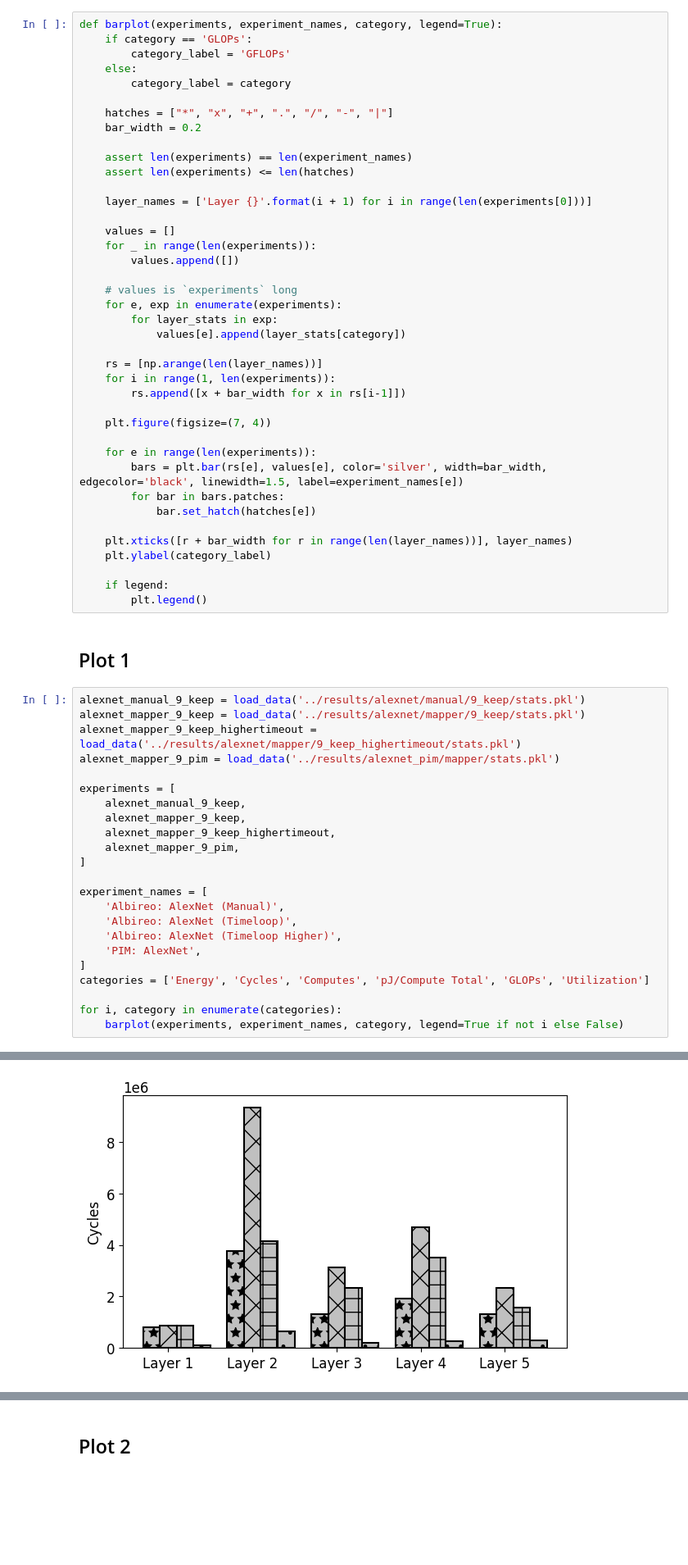
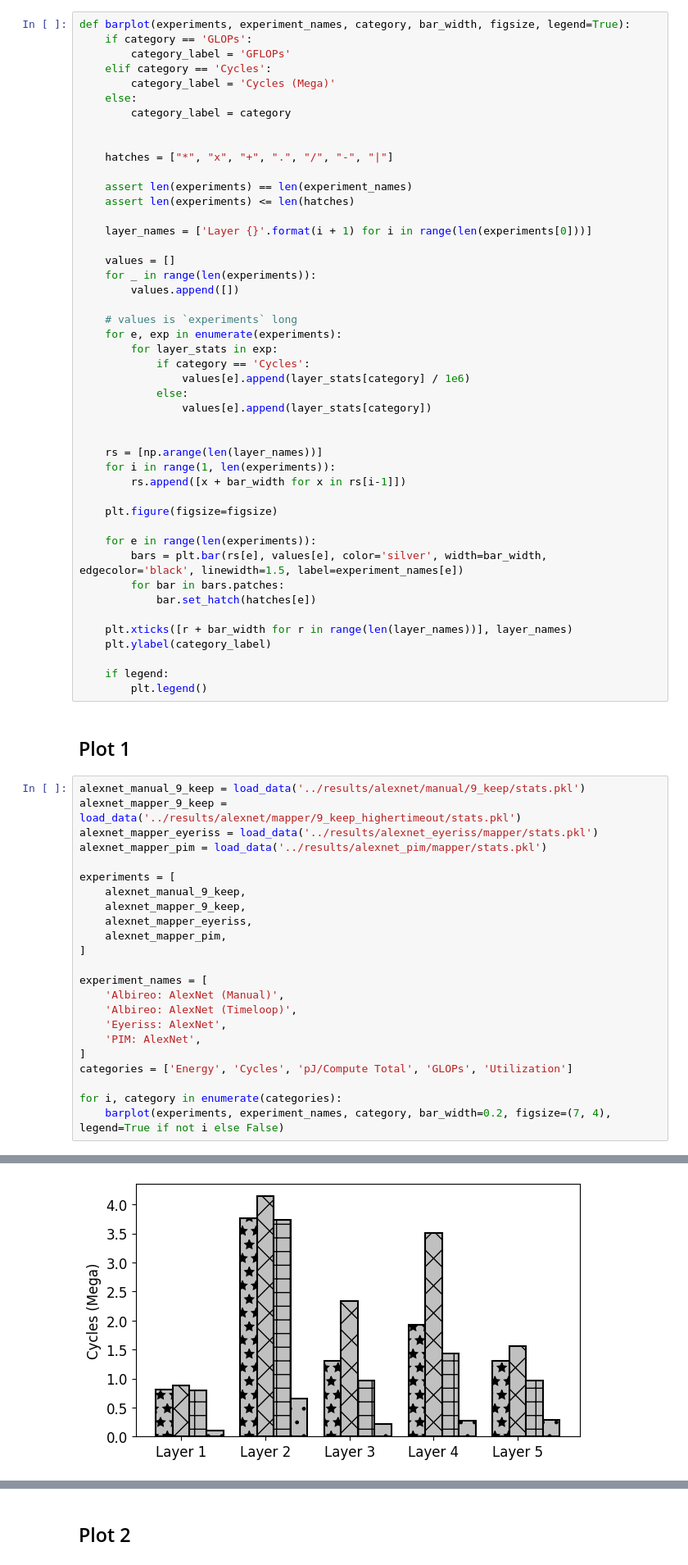
Before and after one commit to gohar94/dlh-project, a Jupyter notebook: workspace/final-project/scripts/plotter.ipynb, the cells around one changed output, grey strips where cells are left out. Shown at 82% size. Cells and saved outputs as stored; diff of their text form; blank space fills up the shorter version.

```diff
--- a/workspace/final-project/scripts/plotter.ipynb
+++ b/workspace/final-project/scripts/plotter.ipynb
@@ -9,14 +9,16 @@ font = {'family' : 'sans-serif',
         'size'   : 12}
 rc('font', **font)
 # %%
-def barplot(experiments, experiment_names, category, legend=True):
+def barplot(experiments, experiment_names, category, bar_width, figsize, legend=True):
     if category == 'GLOPs':
         category_label = 'GFLOPs'
+    elif category == 'Cycles':
+        category_label = 'Cycles (Mega)'
     else:
         category_label = category
 
+
     hatches = ["*", "x", "+", ".", "/", "-", "|"]
-    bar_width = 0.2
 
     assert len(experiments) == len(experiment_names)
     assert len(experiments) <= len(hatches)
@@ -30,13 +32,17 @@ def barplot(experiments, experiment_names, category, legend=True):
     # values is `experiments` long
     for e, exp in enumerate(experiments):
         for layer_stats in exp:
-            values[e].append(layer_stats[category])
+            if category == 'Cycles':
+                values[e].append(layer_stats[category] / 1e6)
+            else:
+                values[e].append(layer_stats[category])
+
 
     rs = [np.arange(len(layer_names))]
     for i in range(1, len(experiments)):
         rs.append([x + bar_width for x in rs[i-1]])
 
-    plt.figure(figsize=(7, 4))
+    plt.figure(figsize=figsize)
 
     for e in range(len(experiments)):
         bars = plt.bar(rs[e], values[e], color='silver', width=bar_width, edgecolor='black', linewidth=1.5, label=experiment_names[e])
@@ -52,25 +58,25 @@ def barplot(experiments, experiment_names, category, legend=True):
 ## Plot 1
 # %%
 alexnet_manual_9_keep = load_data('../results/alexnet/manual/9_keep/stats.pkl')
-alexnet_mapper_9_keep = load_data('../results/alexnet/mapper/9_keep/stats.pkl')
-alexnet_mapper_9_keep_highertimeout = load_data('../results/alexnet/mapper/9_keep_highertimeout/stats.pkl')
-alexnet_mapper_9_pim = load_data('../results/alexnet_pim/mapper/stats.pkl')
+alexnet_mapper_9_keep = load_data('../results/alexnet/mapper/9_keep_highertimeout/stats.pkl')
+alexnet_mapper_eyeriss = load_data('../results/alexnet_eyeriss/mapper/stats.pkl')
+alexnet_mapper_pim = load_data('../results/alexnet_pim/mapper/stats.pkl')
 
 experiments = [
     alexnet_manual_9_keep,
     alexnet_mapper_9_keep,
-    alexnet_mapper_9_keep_highertimeout,
-    alexnet_mapper_9_pim,
+    alexnet_mapper_eyeriss,
+    alexnet_mapper_pim,
 ]
 
 experiment_names = [
     'Albireo: AlexNet (Manual)',
     'Albireo: AlexNet (Timeloop)',
-    'Albireo: AlexNet (Timeloop Higher)',
+    'Eyeriss: AlexNet',
     'PIM: AlexNet',
 ]
-categories = ['Energy', 'Cycles', 'Computes', 'pJ/Compute Total', 'GLOPs', 'Utilization']
+categories = ['Energy', 'Cycles', 'pJ/Compute Total', 'GLOPs', 'Utilization']
 
 for i, category in enumerate(categories):
-    barplot(experiments, experiment_names, category, legend=True if not i else False)
+    barplot(experiments, experiment_names, category, bar_width=0.2, figsize=(7, 4), legend=True if not i else False)
 # %% [output]
@@ -78 +84 @@ for i, category in enumerate(categories):
-[figure, old version]
+[figure, new version]
```
Also changed, not shown: parts of 7 cells of this notebook.
